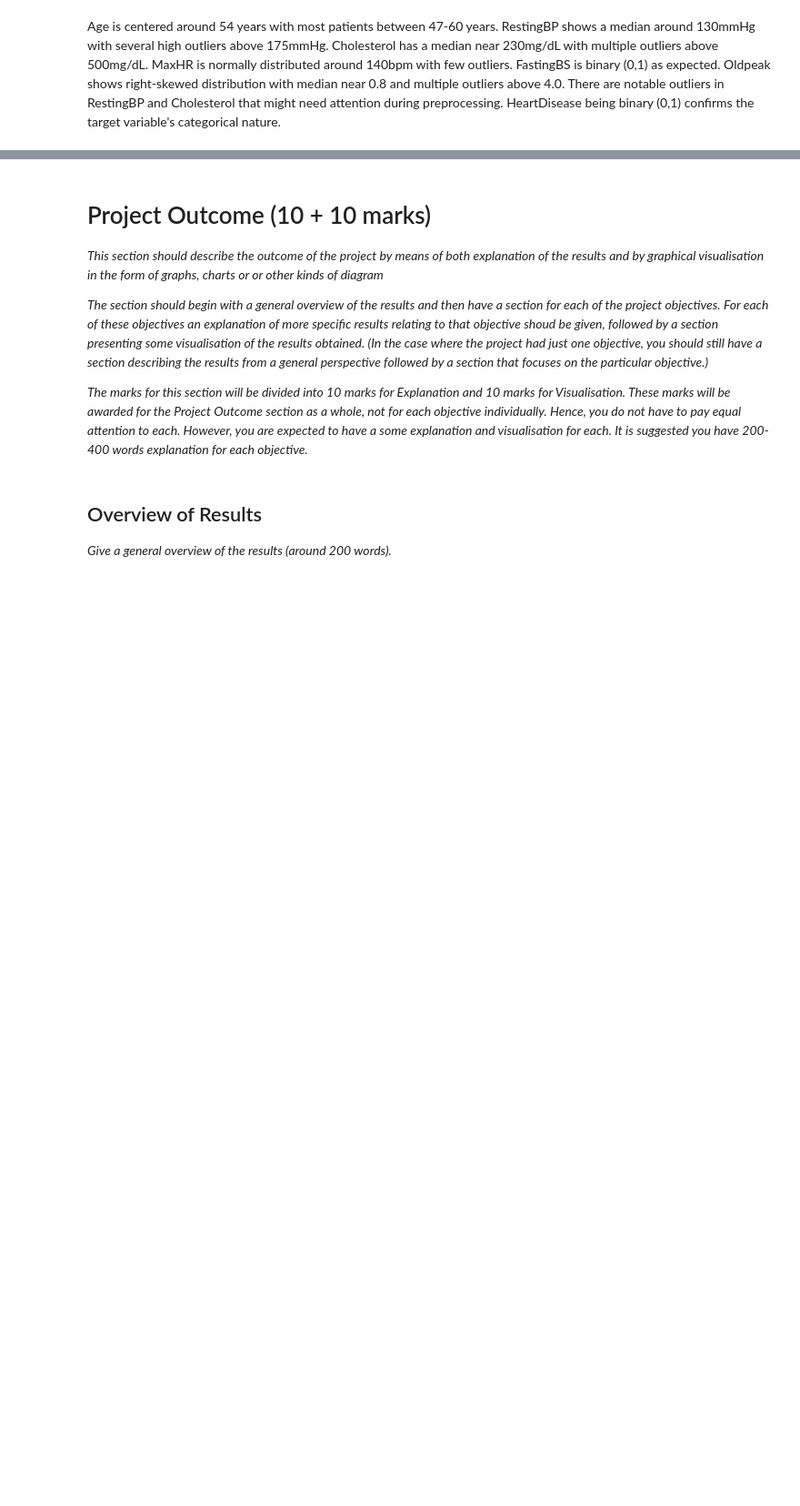
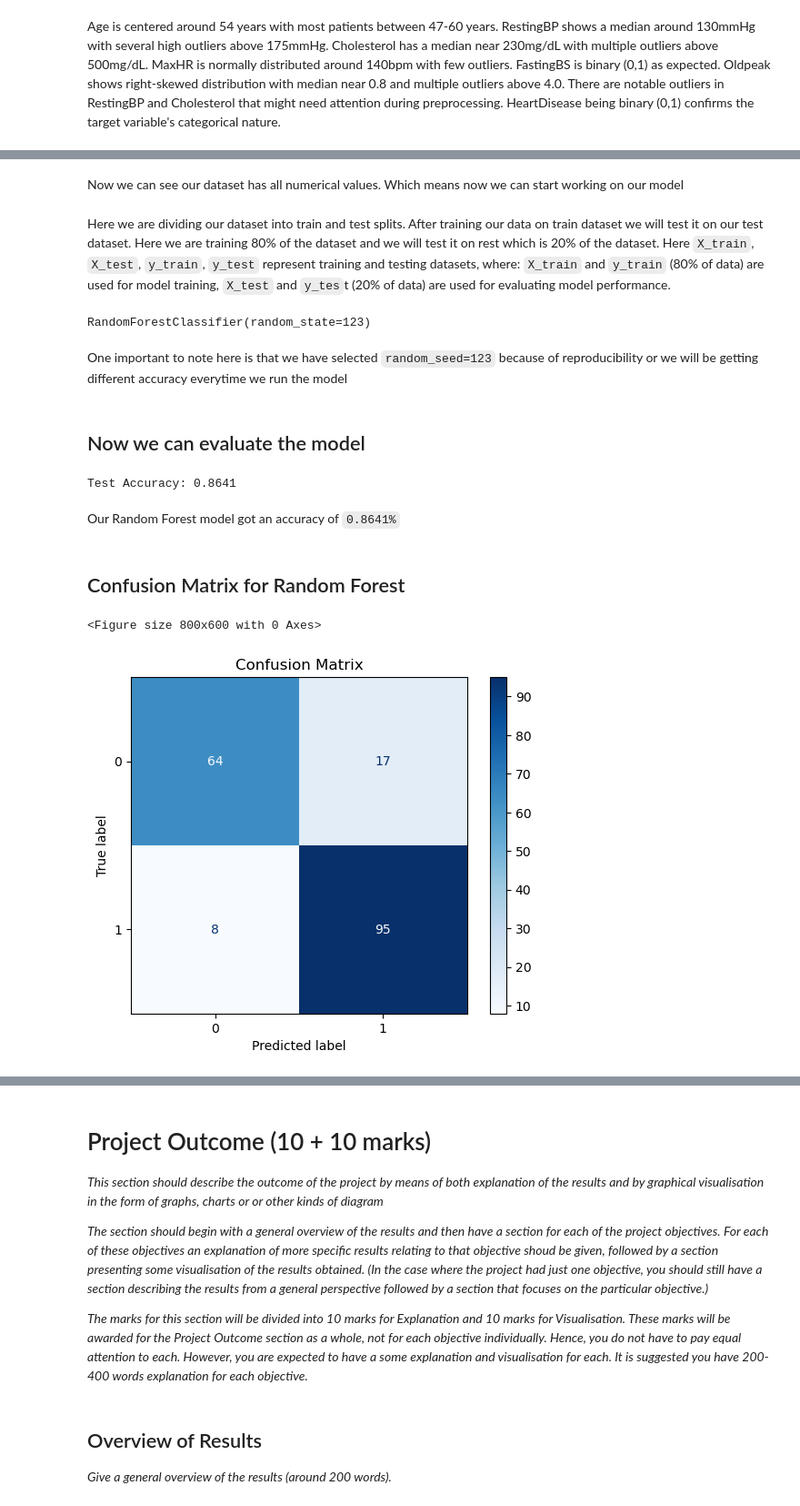
Before and after one commit to BhargavKumarNath/Heart_Failure_Prediction, a Jupyter notebook: Group project.ipynb, the cells around one changed output, grey strips where cells are left out. Shown at 91% size. Saved outputs shown, nothing was run; the diff lists cells and outputs as text; code cells hidden in the pictures; blank space fills up the shorter version.

```diff
--- a/Group project.ipynb
+++ b/Group project.ipynb
@@ -360,0 +369,10 @@ Age is centered around 54 years with most patients between 47-60 years. RestingB
+# %%
+# Encode binary categorical variables
+# We are importing LabelEncoder from sklearn for this process
+from sklearn.preprocessing import LabelEncoder
+
+binary_columns = ["Sex", "ExerciseAngina"]
+label_encoder = LabelEncoder()
+
+for column in binary_columns:
+    X[column] = label_encoder.fit_transform(X[column])
@@ -360,0 +381,3 @@ Age is centered around 54 years with most patients between 47-60 years. RestingB
+# %%
+# One-hot encode for multi-category categorical variables
+X = pd.get_dummies(X, columns=["ChestPainType", "RestingECG", "ST_Slope"], drop_first=True)
@@ -360,0 +402,52 @@ Age is centered around 54 years with most patients between 47-60 years. RestingB
+# %% [markdown]
+Now we can see our dataset has all numerical values. Which means now we can start working on our model
+# %%
+# Now we will split the data to train and test using the train_test_split function from scikit-learn
+from sklearn.model_selection import train_test_split
+X_train, X_test, y_train, y_test = train_test_split(X, y, test_size=0.2, random_state=123)
+# %% [markdown]
+Here we are dividing our dataset into train and test splits. After training our data on train dataset we will test it on our test dataset. Here we are training 80% of the dataset and we will test it on rest which is 20% of the dataset. Here ``X_train``, ``X_test``, ``y_train``, ``y_test`` represent training and testing datasets, where:
+``X_train`` and ``y_train`` (80% of data) are used for model training,
+``X_test`` and ``y_tes``t (20% of data) are used for evaluating model performance.
+# %%
+# Initialize and train the model we
+# Import the randomForestClassifier from scikitlearn module
+from sklearn.ensemble import RandomForestClassifier
+
+rf_model = RandomForestClassifier(random_state=123)
+rf_model.fit(X_train, y_train)
+# %% [output]
+RandomForestClassifier(random_state=123)
+# %% [markdown]
+One important to note here is that we have selected ``random_seed=123`` because of reproducibility or we will be getting different accuracy everytime we run the model
+# %% [markdown]
+## Now we can evaluate the model
+# %%
+# We are calculating the model's accuracy on test data using the .score()
+test_score = rf_model.score(X_test, y_test)
+
+# Print test accuracy with 4 decimal places
+print(f"Test Accuracy: {test_score:.4f}")
+# %% [output]
+Test Accuracy: 0.8641
+# %% [markdown]
+Our Random Forest model got an accuracy of ``0.8641%``
+# %% [markdown]
+## Confusion Matrix for Random Forest
+# %%
+from sklearn.metrics import confusion_matrix, ConfusionMatrixDisplay
+
+# Predict the labels for test data
+y_pred = rf_model.predict(X_test)
+
+# Create confusion matrix comparing true labels and predictions
+cm = confusion_matrix(y_test, y_pred)
+
+
+plt.figure(figsize=(8, 6))  # Initialize plot with specified size
+ConfusionMatrixDisplay(cm).plot(cmap="Blues")   # We have plot the confusion matric with color blue
+plt.title("Confusion Matrix")
+plt.show()
+# %% [output]
+<Figure size 800x600 with 0 Axes>
+[figure, added]
```
Also changed, not shown: parts of 15 cells of this notebook.
